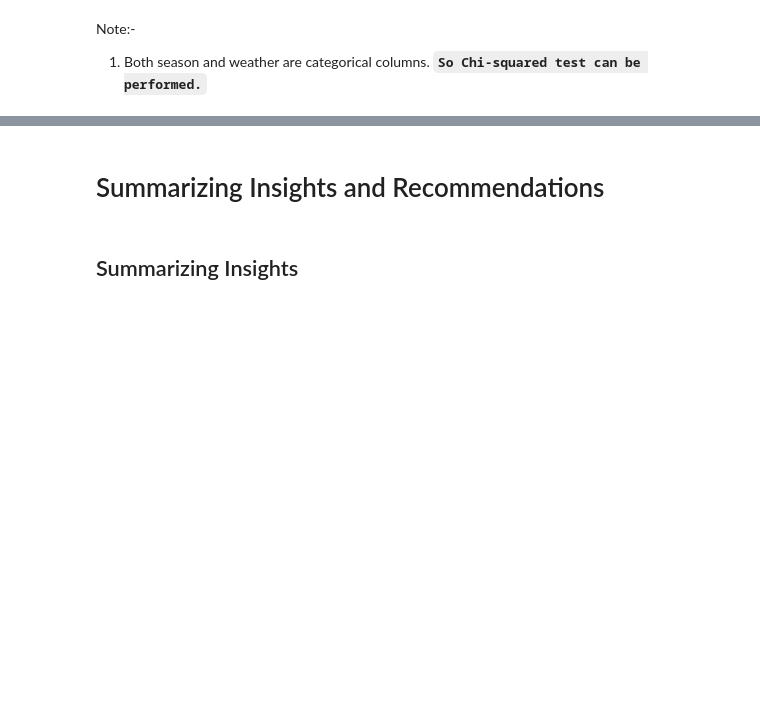
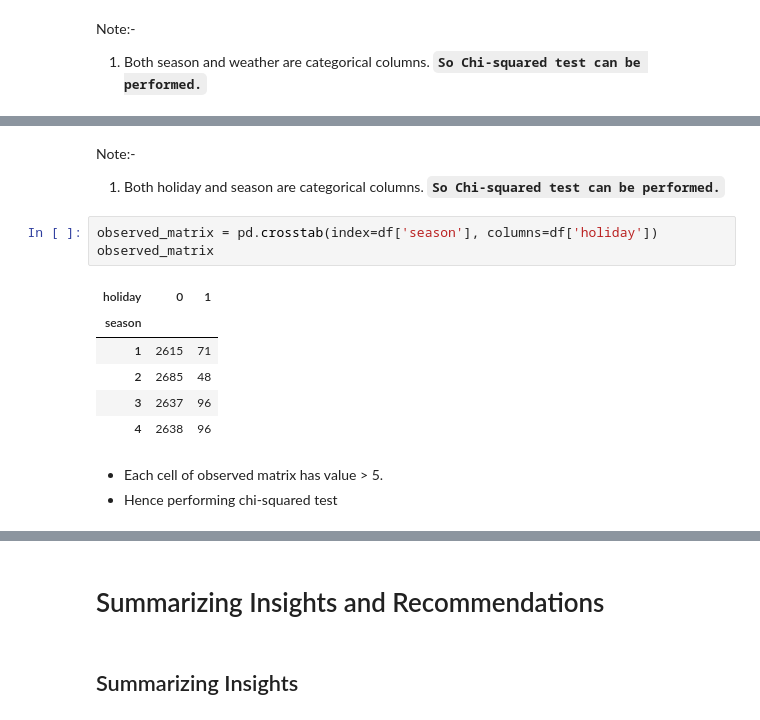
Before and after one commit to 9anubhavtyagi/yulu_eda, a Jupyter notebook: yulu_eda.ipynb, the cells around one changed output, grey strips where cells are left out. Saved outputs shown, nothing was run; the diff lists cells and outputs as text; blank space fills up the shorter version.

```diff
--- a/yulu_eda.ipynb
+++ b/yulu_eda.ipynb
@@ -1429,0 +1751,17 @@ Number of e-cycle rented on holiday = number of e-cycle rented on non-holiday
+# %% [markdown]
+Note:-
+
+1. Both holiday and season are categorical columns. **`So Chi-squared test can be performed.`**
+# %%
+observed_matrix = pd.crosstab(index=df['season'], columns=df['holiday'])
+observed_matrix
+# %% [output]
+| holiday | 0 | 1 |
+| season |  |  |
+| 1 | 2615 | 71 |
+| 2 | 2685 | 48 |
+| 3 | 2637 | 96 |
+| 4 | 2638 | 96 |
+# %% [markdown]
+- Each cell of observed matrix has value > 5.
+- Hence performing chi-squared test
```
Also changed, not shown: parts of 76 cells of this notebook.
